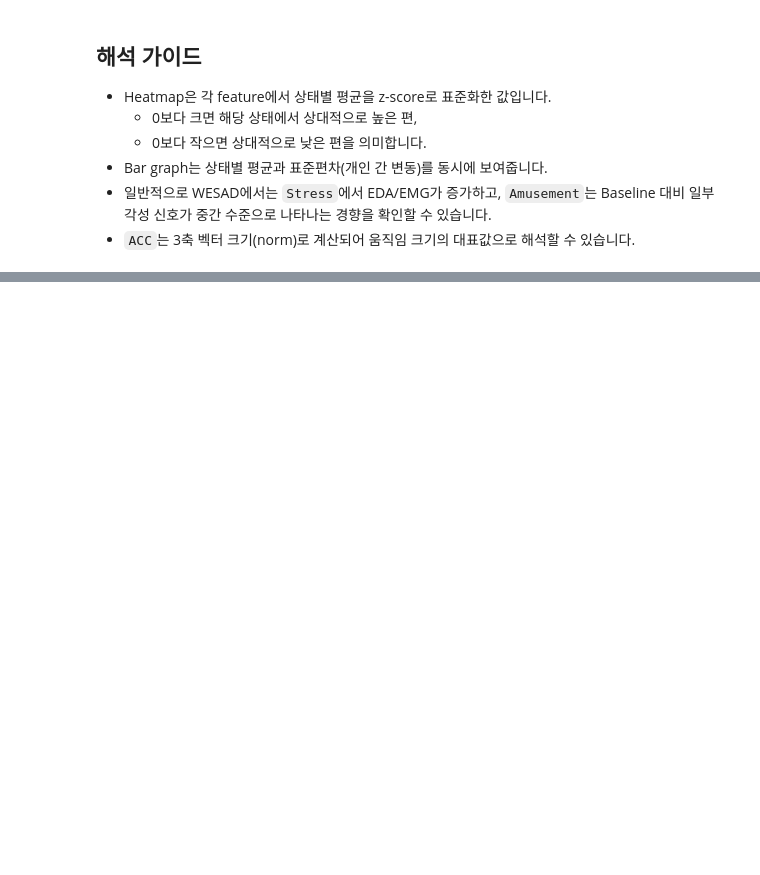
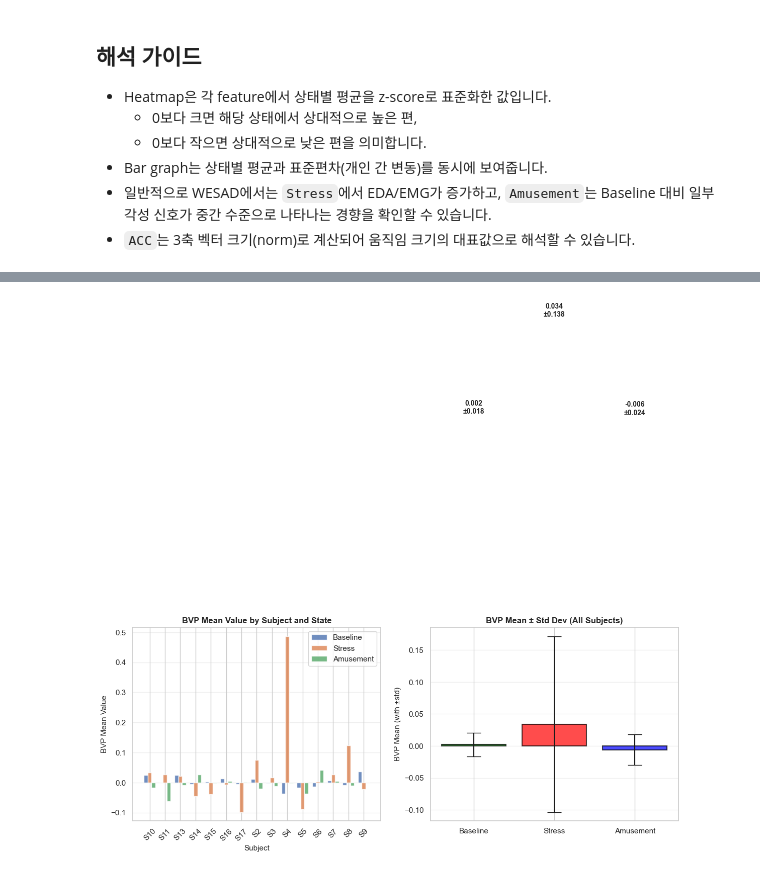
Before and after one commit to binghin2/Research, a Jupyter notebook: WESAD_classification/Data_analysis/Dataset_figure.ipynb, the cells around one changed output, grey strips where cells are left out. Cells and saved outputs as stored; diff of their text form; code cells hidden in the pictures; blank space fills up the shorter version.

```diff
--- a/WESAD_classification/Data_analysis/Dataset_figure.ipynb
+++ b/WESAD_classification/Data_analysis/Dataset_figure.ipynb
@@ -177,0 +377,16 @@ plt.show()
+# %%
+# BVP 상태별 평균과 표준편차 계산
+bvp_summary = bvp_stats_df.groupby("state")[["bvp_mean", "bvp_std"]].agg(["mean", "std"])
+bvp_summary.columns = ["_".join(col).strip() for col in bvp_summary.columns]
+
+print("BVP 상태별 전체 통계 (모든 subject 통합):")
+display(bvp_summary)
+
+# 더 간단한 형태로도 출력
+print("\n상태별 평균 ± 표준편차 (across subjects):")
+for state in ["Baseline", "Stress", "Amusement"]:
+    if state in bvp_stats_df["state"].values:
+        data = bvp_stats_df[bvp_stats_df["state"] == state]
+        overall_mean = data["bvp_mean"].mean()
+        overall_std = data["bvp_mean"].std()
+        print(f"  {state:10s}: BVP_mean = {overall_mean:8.4f} ± {overall_std:8.4f}")
@@ -177,0 +404,52 @@ plt.show()
+# %%
+# Fig: Subject별 BVP 평균값 비교 (상태별 grouped bar chart)
+fig, axes = plt.subplots(1, 2, figsize=(14, 5))
+
+# 1) 각 subject별 BVP 평균값
+ax1 = axes[0]
+subjects_sorted = sorted(bvp_stats_df["subject"].unique())
+state_order = ["Baseline", "Stress", "Amusement"]
+
+x = np.arange(len(subjects_sorted))
+width = 0.25
+
+for i, state in enumerate(state_order):
+    state_data = bvp_stats_df[bvp_stats_df["state"] == state]
+    means = []
+    for subj in subjects_sorted:
+        val = state_data[state_data["subject"] == subj]["bvp_mean"].values
+        means.append(val[0] if len(val) > 0 else np.nan)
+
+    ax1.bar(x + i * width, means, width, label=state, alpha=0.8)
+
+ax1.set_xlabel("Subject", fontsize=11)
+ax1.set_ylabel("BVP Mean Value", fontsize=11)
+ax1.set_title("BVP Mean Value by Subject and State", fontsize=12, fontweight="bold")
+ax1.set_xticks(x + width)
+ax1.set_xticklabels(subjects_sorted, rotation=45)
+ax1.legend()
+ax1.grid(True, alpha=0.3, axis="y")
+
+# 2) 상태별 평균 ± 표준편차 (across all subjects)
+ax2 = axes[1]
+state_means = bvp_stats_df.groupby("state")["bvp_mean"].mean()
+state_stds = bvp_stats_df.groupby("state")["bvp_mean"].std()
+
+states = ["Baseline", "Stress", "Amusement"]
+means = [state_means.get(s, 0) for s in states]
+stds = [state_stds.get(s, 0) for s in states]
+
+colors_bar = ["green", "red", "blue"]
+ax2.bar(states, means, yerr=stds, capsize=10, color=colors_bar, alpha=0.7, edgecolor="black", linewidth=1.5)
+ax2.set_ylabel("BVP Mean (with ±std)", fontsize=11)
+ax2.set_title("BVP Mean ± Std Dev (All Subjects)", fontsize=12, fontweight="bold")
+ax2.grid(True, alpha=0.3, axis="y")
+
+# 값 표시
+for i, (m, s) in enumerate(zip(means, stds)):
+    ax2.text(i, m + s + 0.5, f"{m:.3f}\n±{s:.3f}", ha="center", fontsize=10, fontweight="bold")
+
+plt.tight_layout()
+plt.show()
+# %% [output]
+[figure, added]
```
Also changed, not shown: parts of 14 cells of this notebook.
